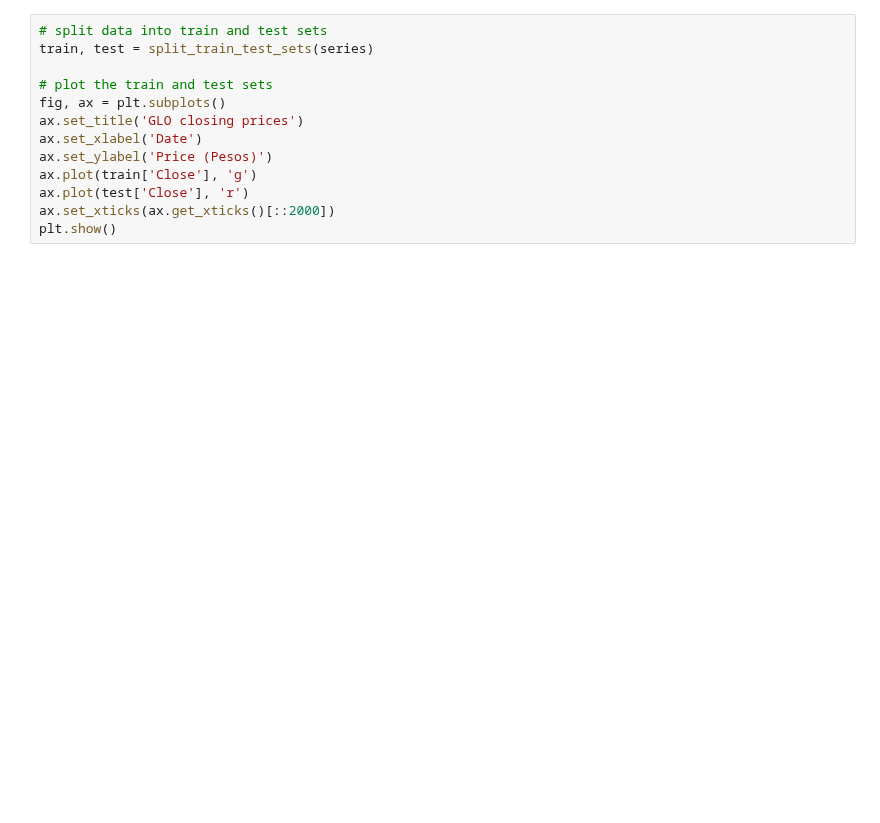
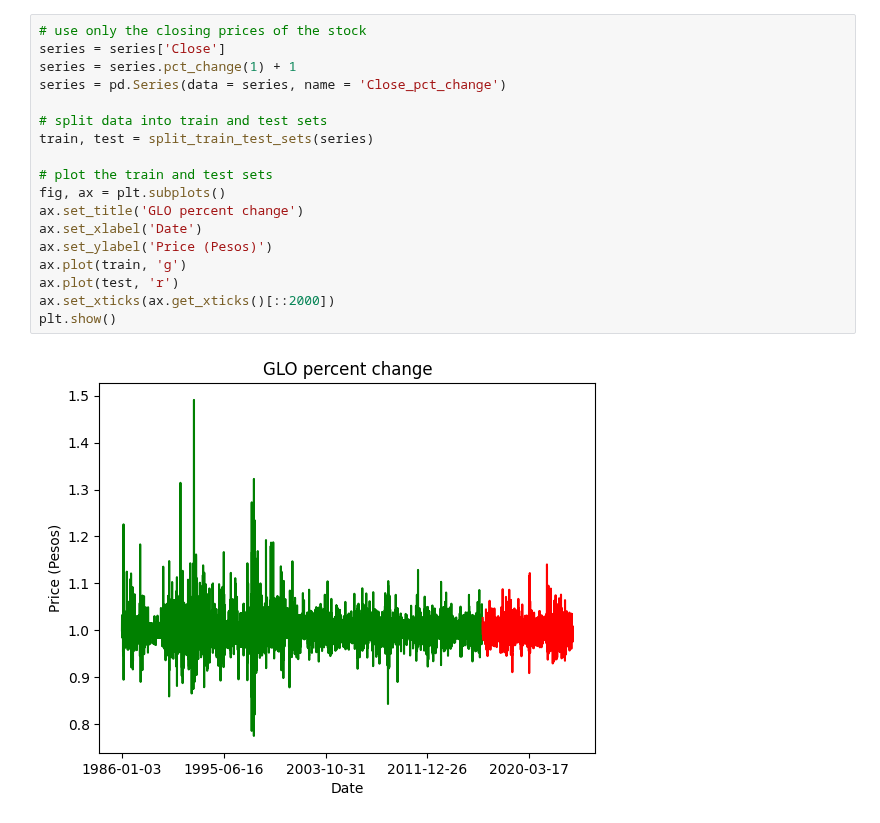
Before and after one commit to riokatipunan/rio_katipunan_portfolio, a Jupyter notebook: Application of Machine Learning in Stock Trading/Notebooks/Application of Genetic Algorithm and Neural Networks in Stock Trading/main.ipynb, the cells around one changed output. Saved outputs shown, nothing was run; the diff lists cells and outputs as text; blank space fills up the shorter version.

```diff
--- a/Application of Machine Learning in Stock Trading/Notebooks/Application of Genetic Algorithm and Neural Networks in Stock Trading/main.ipynb
+++ b/Application of Machine Learning in Stock Trading/Notebooks/Application of Genetic Algorithm and Neural Networks in Stock Trading/main.ipynb
@@ -49,16 +57,23 @@ plt.show()
 # %%
+# use only the closing prices of the stock
+series = series['Close']
+series = series.pct_change(1) + 1
+series = pd.Series(data = series, name = 'Close_pct_change')
+
 # split data into train and test sets
 train, test = split_train_test_sets(series)
 
 # plot the train and test sets
 fig, ax = plt.subplots()
-ax.set_title('GLO closing prices')
+ax.set_title('GLO percent change')
 ax.set_xlabel('Date')
 ax.set_ylabel('Price (Pesos)')
-ax.plot(train['Close'], 'g')
-ax.plot(test['Close'], 'r')
+ax.plot(train, 'g')
+ax.plot(test, 'r')
 ax.set_xticks(ax.get_xticks()[::2000])
 plt.show()
+# %% [output]
+[figure, added]
 # %%
 # split the train set into multiple batches
 train_set = split_train_set(train)
```
Also changed, not shown: parts of 24 cells of this notebook, 7 other files.
